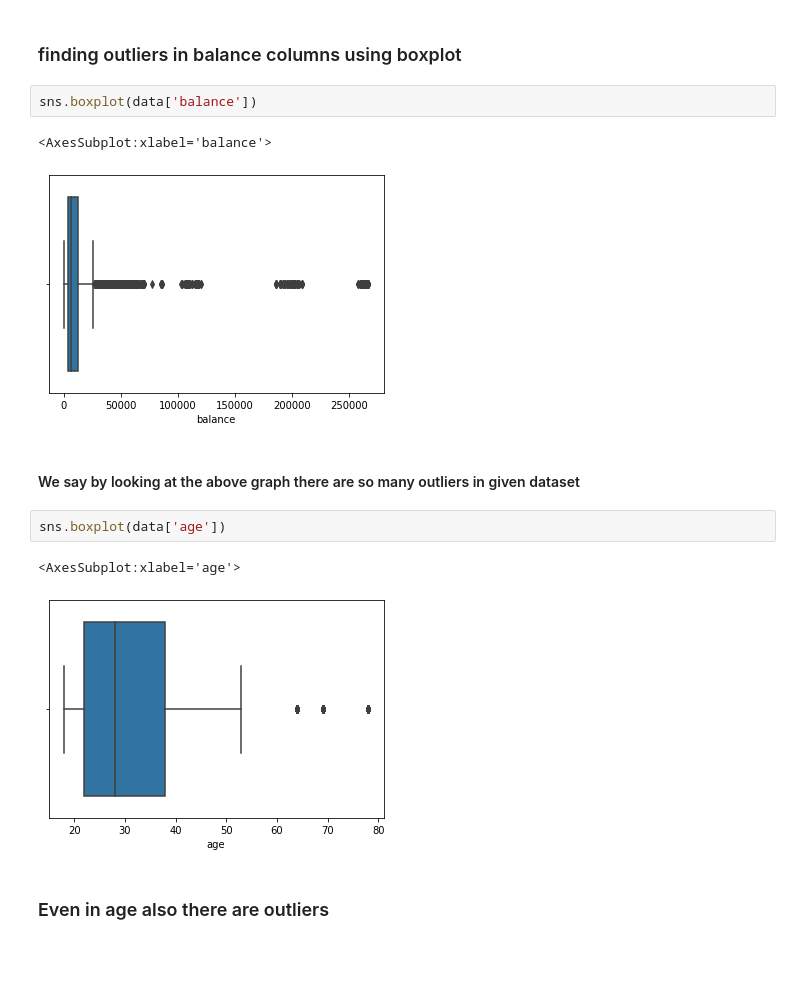
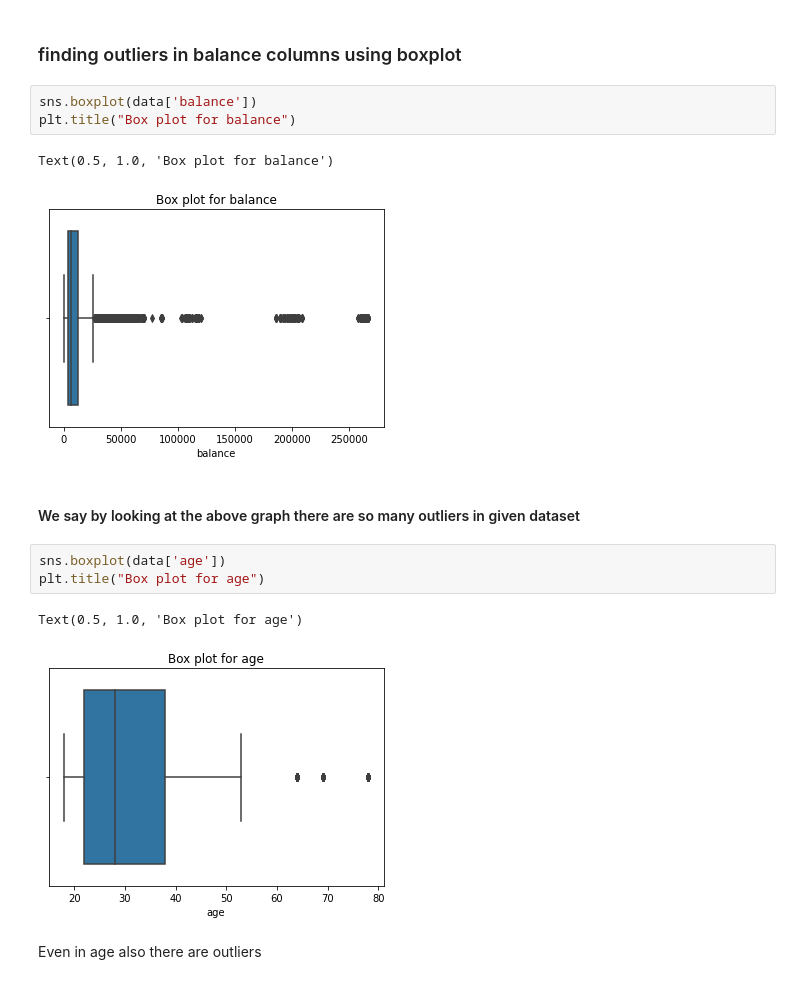
Before and after one commit to kvk96/ANZ-Data-Virtual-Internship, a Jupyter notebook: ANZ Virtual internship Task 1.ipynb, the cells around one changed output. Saved outputs shown, nothing was run; the diff lists cells and outputs as text; blank space fills up the shorter version.

```diff
--- a/ANZ Virtual internship Task 1.ipynb
+++ b/ANZ Virtual internship Task 1.ipynb
@@ -195,15 +226,17 @@ sns.relplot(x = data['card_present_flag'] , y = data['balance'], hue = data['gen
 ### finding outliers in balance columns using boxplot
 # %%
 sns.boxplot(data['balance'])
+plt.title("Box plot for balance")
 # %% [output]
-<AxesSubplot:xlabel='balance'>
+Text(0.5, 1.0, 'Box plot for balance')
-[figure, old version]
+[figure, new version]
 # %% [markdown]
 #### We say by looking at the above graph there are so many outliers in given dataset
 # %%
 sns.boxplot(data['age'])
+plt.title("Box plot for age")
 # %% [output]
-<AxesSubplot:xlabel='age'>
+Text(0.5, 1.0, 'Box plot for age')
-[figure, old version]
+[figure, new version]
 # %% [markdown]
-### Even in age also there are  outliers
+Even in age also there are  outliers
```
Also changed, not shown: parts of 9 cells of this notebook.
